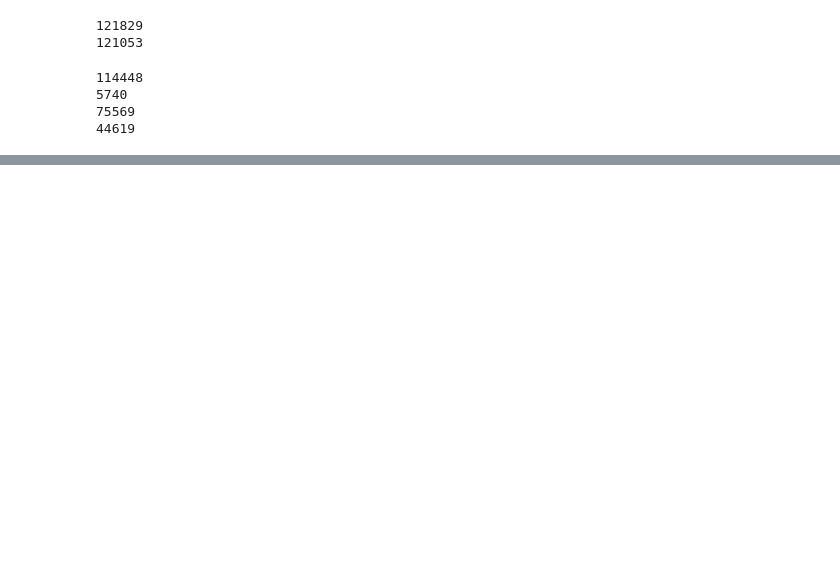
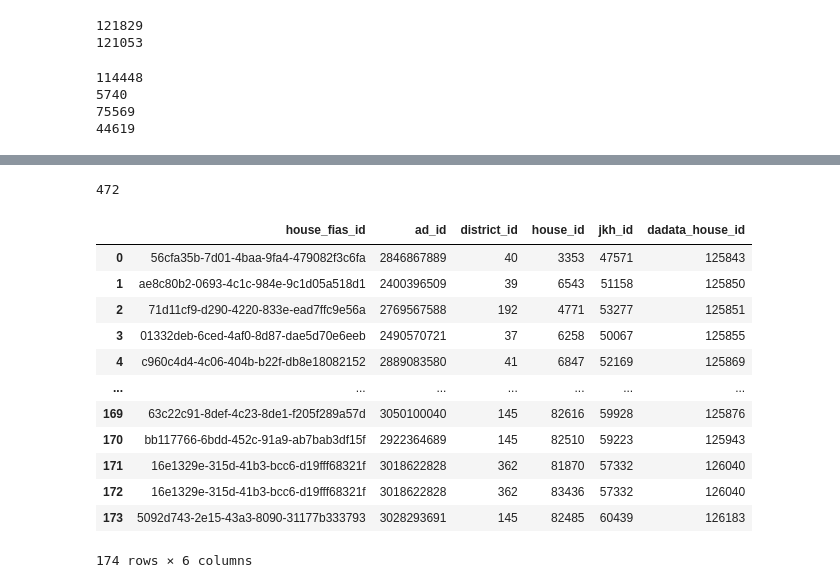
Before and after one commit to Nedvizhka/yadisk_loader, a Jupyter notebook: dev_check_jupyter/dev_parse_w_dadata.ipynb, the cells around one changed output, grey strips where cells are left out. Cells and saved outputs as stored; diff of their text form; code cells hidden in the pictures; blank space fills up the shorter version.

```diff
--- a/dev_check_jupyter/dev_parse_w_dadata.ipynb
+++ b/dev_check_jupyter/dev_parse_w_dadata.ipynb
@@ -424,0 +456,7 @@ new_df[~new_df.district_id.isna()]
+# %%
+# connect to preprod db
+ssh_host, ssh_port, ssh_username, ssh_password, \
+database_username, database_password, database_name, \
+localhost, localhost_port, table_name, ya_token, ya_api, ya_link = get_config_1()
+sql_server, sql_engine = get_sql_engine(ssh_host, ssh_port, ssh_username, ssh_password, localhost,
+                                        localhost_port, database_username, database_password, database_name)
@@ -424,0 +479,4 @@ new_df[~new_df.district_id.isna()]
+# %%
+ddt_avito.to_sql(name='dadata_houses', con=sql_engine, if_exists='append', chunksize=7000, method='multi', index=False)
+# %% [output]
+472
@@ -424,0 +485,43 @@ new_df[~new_df.district_id.isna()]
+# %%
+def get_districts_from_house(df, engine):
+    unique_fias = tuple(df.dropna(subset='house_fias_id').house_fias_id.unique())
+    get_districts_query = \
+        """select dh.house_fias_id, dh.ad_id, jh.district_id, h.id as house_id, jh.id as jkh_id, dh.id as dadata_house_id
+            from dadata_houses dh
+            left join jkh_houses jh on jh.house_fias_id = dh.house_fias_id
+            left join houses h on h.jkh_id = jh.id
+            where h.jkh_id != 0
+            and jh.district_id is not null
+            and dh.ad_id is not null
+            and dh.house_fias_id in {}""".format(unique_fias)
+
+    try:
+        con_obj = engine.connect()
+        districts_db = pd.read_sql(text(get_districts_query), con=con_obj)
+        con_obj.close()
+        exc_code = None
+    except Exception as exc:
+        print(traceback.format_exc())
+        districts_db = None
+        exc_code = exc.code
+    return districts_db, exc_code
+# %%
+districts_df, error_loading_districts_from_houses = get_districts_from_house(ddt_avito, sql_engine)
+districts_df = districts_df[~districts_df.ad_id.isna()]
+# districts_df.drop_duplicates(subset=['house_fias_id', 'district_id'], keep='last', inplace=True)
+# %%
+districts_df
+# %% [output]
+|  | house_fias_id | ad_id | district_id | house_id | jkh_id | dadata_house_id |
+| 0 | 56cfa35b-7d01-4baa-9fa4-479082f3c6fa | 2846867889 | 40 | 3353 | 47571 | 125843 |
+| 1 | ae8c80b2-0693-4c1c-984e-9c1d05a518d1 | 2400396509 | 39 | 6543 | 51158 | 125850 |
+| 2 | 71d11cf9-d290-4220-833e-ead7ffc9e56a | 2769567588 | 192 | 4771 | 53277 | 125851 |
+| 3 | 01332deb-6ced-4af0-8d87-dae5d70e6eeb | 2490570721 | 37 | 6258 | 50067 | 125855 |
+| 4 | c960c4d4-4c06-404b-b22f-db8e18082152 | 2889083580 | 41 | 6847 | 52169 | 125869 |
+| ... | ... | ... | ... | ... | ... | ... |
+| 169 | 63c22c91-8def-4c23-8de1-f205f289a57d | 3050100040 | 145 | 82616 | 59928 | 125876 |
+| 170 | bb117766-6bdd-452c-91a9-ab7bab3df15f | 2922364689 | 145 | 82510 | 59223 | 125943 |
+| 171 | 16e1329e-315d-41b3-bcc6-d19fff68321f | 3018622828 | 362 | 81870 | 57332 | 126040 |
+| 172 | 16e1329e-315d-41b3-bcc6-d19fff68321f | 3018622828 | 362 | 83436 | 57332 | 126040 |
+| 173 | 5092d743-2e15-43a3-8090-31177b333793 | 3028293691 | 145 | 82485 | 60439 | 126183 |
+174 rows × 6 columns
```
Also changed, not shown: parts of 82 cells of this notebook, 2 other files.
